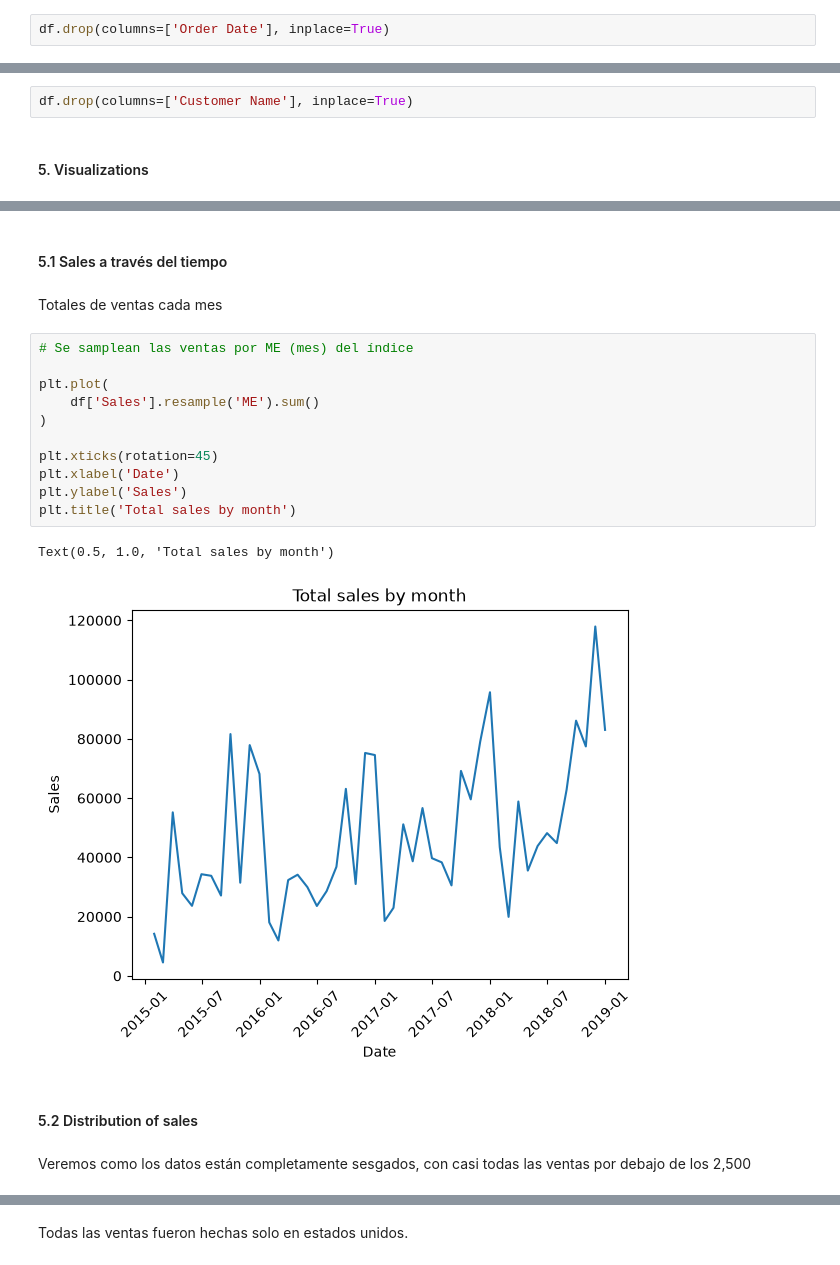
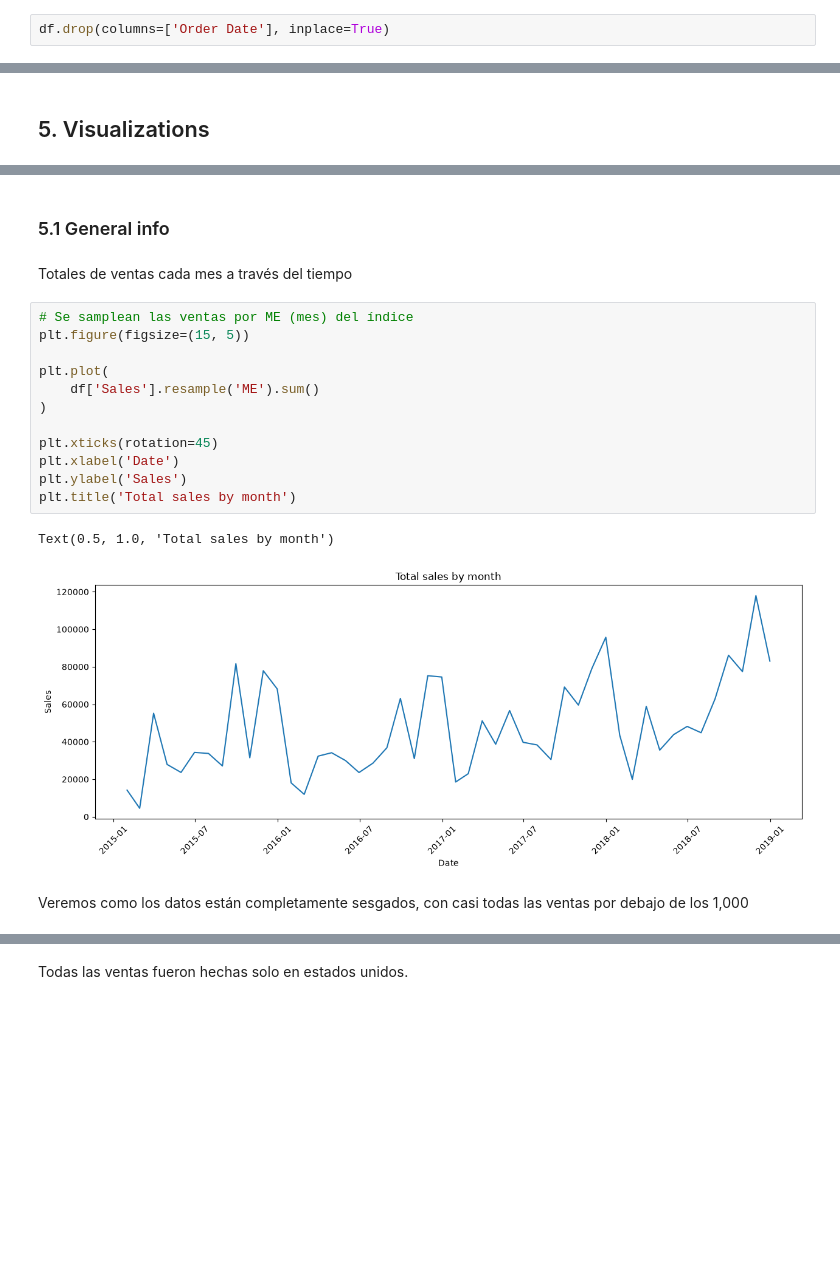
Before and after one commit to charligram/1_analisis_ventas, a Jupyter notebook: notebooks/01_EDA.ipynb, the cells around one changed output, grey strips where cells are left out. Saved outputs shown, nothing was run; the diff lists cells and outputs as text; blank space fills up the shorter version.

```diff
--- a/notebooks/01_EDA.ipynb
+++ b/notebooks/01_EDA.ipynb
@@ -163,7 +160,5 @@ df['Customer Name'].nunique()
-# %%
-df.drop(columns=['Customer Name'], inplace=True)
 # %% [markdown]
-#### 5. Visualizations
+## 5. Visualizations
 # %%
 df.head(2)
 # %% [output]
@@ -172,25 +167,24 @@ df.head(2)
 | 2015-01-03 | 2015-01-03 | Standard Class | Consumer | United States | Houston | Texas | Central | Office Supplies | Paper | 16.448 |
 | 2015-01-04 | 2015-01-04 | Standard Class | Home Office | United States | Naperville | Illinois | Central | Office Supplies | Binders | 3.540 |
 # %% [markdown]
-#### 5.1 Sales a través del tiempo
+### 5.1 General info
 # %% [markdown]
-Totales de ventas cada mes
+Totales de ventas cada mes a través del tiempo
 # %%
 # Se samplean las ventas por ME (mes) del índice
+plt.figure(figsize=(15, 5))
 
 plt.plot(
     df['Sales'].resample('ME').sum()
 )
 
 plt.xticks(rotation=45)
 plt.xlabel('Date')
 plt.ylabel('Sales')
 plt.title('Total sales by month')
 # %% [output]
 Text(0.5, 1.0, 'Total sales by month')
-[figure, old version]
+[figure, new version]
-# %% [markdown]
-#### 5.2 Distribution of sales
 # %% [markdown]
-Veremos como los datos están completamente sesgados, con casi todas las ventas por debajo de los 2,500
+Veremos como los datos están completamente sesgados, con casi todas las ventas por debajo de los 1,000
 # %%
```
Also changed, not shown: parts of 78 cells of this notebook.
